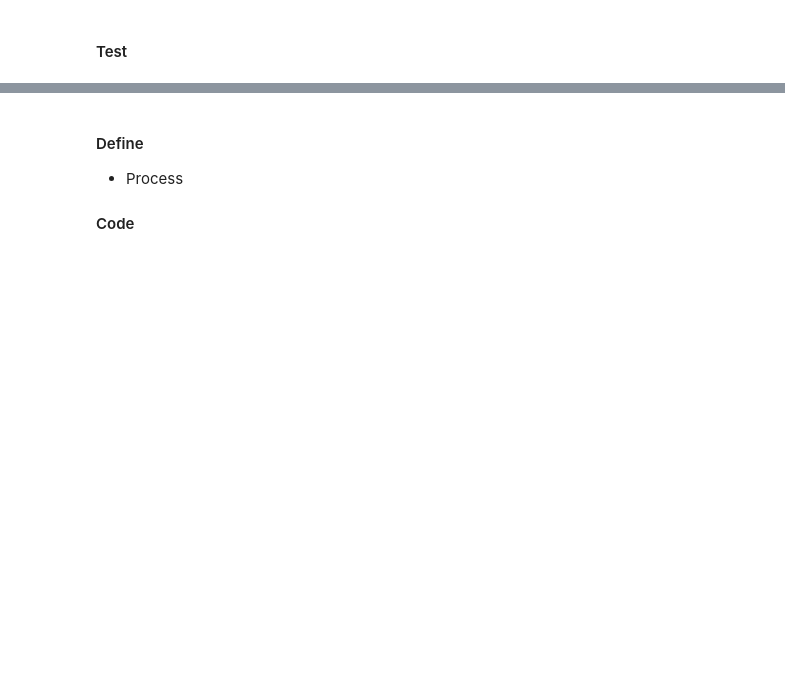
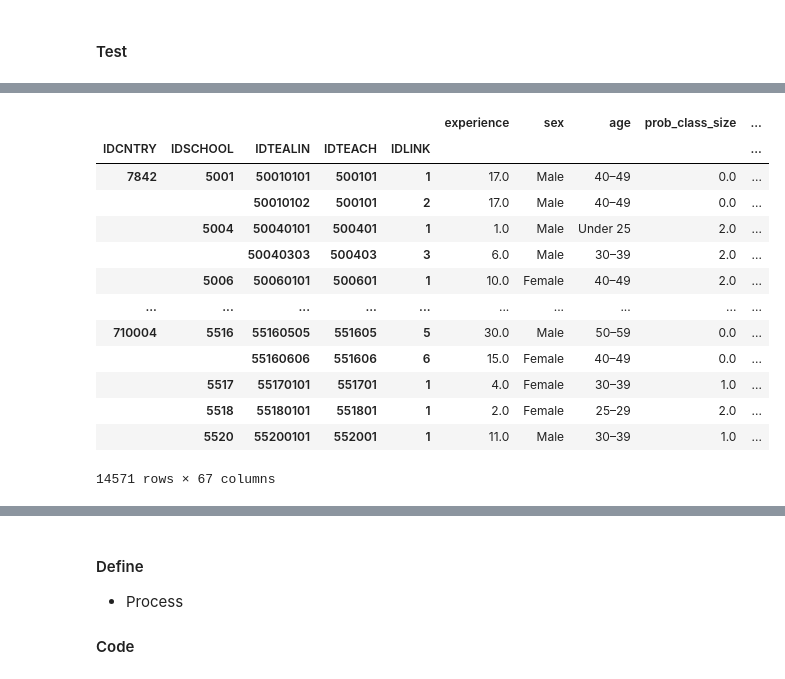
Before and after one commit to sjhaluck/TIMSS-Data-Science, a Jupyter notebook: TIMSS Exploration.ipynb, the cells around one changed output, grey strips where cells are left out. Cells and saved outputs as stored; diff of their text form; code cells hidden in the pictures; blank space fills up the shorter version.

```diff
--- a/TIMSS Exploration.ipynb
+++ b/TIMSS Exploration.ipynb
@@ -2572,0 +3344,5 @@ Index(['IDCNTRY', 'IDSCHOOL', 'IDTEALIN', 'IDTEACH', 'IDLINK', 'experience',
+# %%
+math_teach['IDGRADE'] = math_teach['IDGRADE'].apply(lambda x: int(x[-1]))
+# %%
+cat_type = CategoricalDtype(categories=['None','Less than 6 hours','6–15 hours','16–35 hours','More than 35 hours'], ordered=True)
+math_teach['BTBM23'] = math_teach['BTBM23'].astype(cat_type)
@@ -2572,0 +3392,20 @@ Index(['IDCNTRY', 'IDSCHOOL', 'IDTEALIN', 'IDTEACH', 'IDLINK', 'experience',
+# %%
+math_teach_rename_dict = {'BTBG01':'experience',
+                          'BTBG02':'sex',
+                          'BTBG03':'age',
+                          'BTBG10':'class_size',
+                          'BTBG11':'stud_lang_diff',
+                          'BTBM14':'class_time',
+                          'BTBM23':'pd_hours',
+                          'IDGRADE':'grade',
+                          'ITLANG_T':'language',
+                          'BTBGEAS':'school_acad_focus_score',
+                          'BTBGLSN':'limited_by_needs_score',
+                          'BTBGSOS':'school_safe_score',
+                          'BTBGTJS':'job_satisfaction_score',
+                          'BTDMNUM':'num_coverage',
+                          'BTDMALG':'alg_coverage',
+                          'BTDMGEO':'geo_coverage',
+                          'BTDMDAT':'data_coverage'}
+# %%
+math_teach.rename(columns=math_teach_rename_dict, inplace=True)
@@ -2572,0 +3450,17 @@ Index(['IDCNTRY', 'IDSCHOOL', 'IDTEALIN', 'IDTEACH', 'IDLINK', 'experience',
+# %%
+math_teach.set_index(['IDCNTRY','IDSCHOOL','IDTEALIN','IDTEACH','IDLINK'])
+# %% [output]
+|  |  |  |  |  | experience | sex | age | prob_class_size | ... |
+| IDCNTRY | IDSCHOOL | IDTEALIN | IDTEACH | IDLINK |  |  |  |  | ... |
+| 7842 | 5001 | 50010101 | 500101 | 1 | 17.0 | Male | 40–49 | 0.0 | ... |
+|  |  | 50010102 | 500101 | 2 | 17.0 | Male | 40–49 | 0.0 | ... |
+|  | 5004 | 50040101 | 500401 | 1 | 1.0 | Male | Under 25 | 2.0 | ... |
+|  |  | 50040303 | 500403 | 3 | 6.0 | Male | 30–39 | 2.0 | ... |
+|  | 5006 | 50060101 | 500601 | 1 | 10.0 | Female | 40–49 | 2.0 | ... |
+| ... | ... | ... | ... | ... | ... | ... | ... | ... | ... |
+| 710004 | 5516 | 55160505 | 551605 | 5 | 30.0 | Male | 50–59 | 0.0 | ... |
+|  |  | 55160606 | 551606 | 6 | 15.0 | Female | 40–49 | 0.0 | ... |
+|  | 5517 | 55170101 | 551701 | 1 | 4.0 | Female | 30–39 | 1.0 | ... |
+|  | 5518 | 55180101 | 551801 | 1 | 2.0 | Female | 25–29 | 2.0 | ... |
+|  | 5520 | 55200101 | 552001 | 1 | 11.0 | Male | 30–39 | 1.0 | ... |
+14571 rows × 67 columns
```
Also changed, not shown: parts of 117 cells of this notebook.
